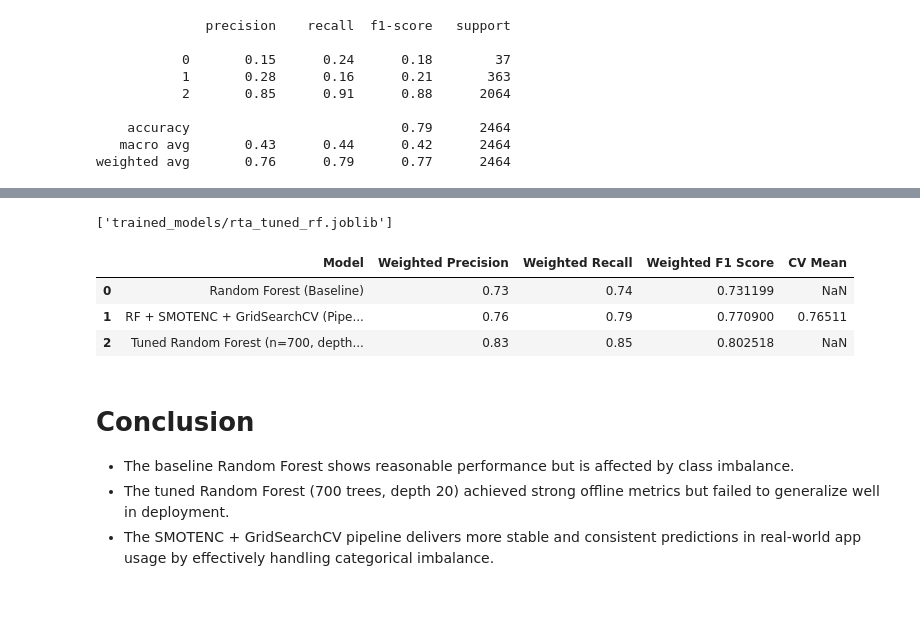
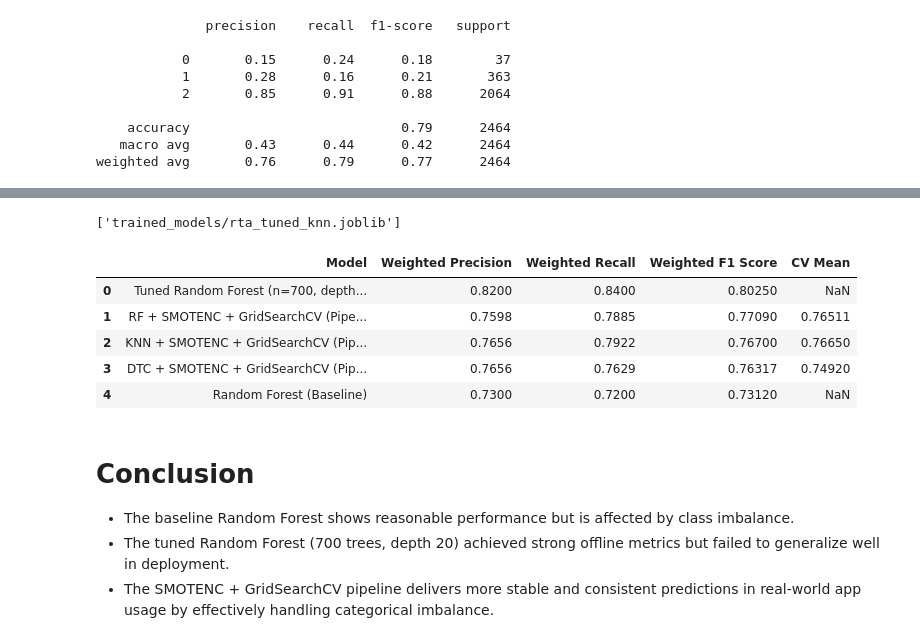
Before and after one commit to UFAQUE123/Accident-Severity-Prediction, a Jupyter notebook: accident_severity_prediction.ipynb, the cells around one changed output, grey strips where cells are left out. Cells and saved outputs as stored; diff of their text form; code cells hidden in the pictures; blank space fills up the shorter version.

```diff
--- a/accident_severity_prediction.ipynb
+++ b/accident_severity_prediction.ipynb
@@ -761,45 +913,68 @@ weighted avg       0.76      0.79      0.77      2464
 # %%
-# AFTER grid search
-best_model = grid.best_estimator_.named_steps['model']
-joblib.dump(best_model, "trained_models/rta_tuned_rf.joblib")
+# Saving Tuned models
+best_model_rf = grid_rf.best_estimator_.named_steps['model_rf']
+best_model_dt = grid_dt.best_estimator_.named_steps['model_dtc']
+best_model_knn = grid_knn.best_estimator_.named_steps['model_knn']
+
+joblib.dump(best_model_rf, "trained_models/rta_tuned_rf.joblib", compress=3)
+
+joblib.dump(best_model_dt, "trained_models/rta_tuned_dt.joblib", compress=3)
+
+joblib.dump(best_model_knn, "trained_models/rta_tuned_knn.joblib", compress=3)
 # %% [output]
-['trained_models/rta_tuned_rf.joblib']
+['trained_models/rta_tuned_knn.joblib']
 # %%
 # Create results dictionary with precision & recall
 results = [
     {
         "Model": "Random Forest (Baseline)",
         "Weighted Precision": 0.73,
-        "Weighted Recall": 0.74,
-        "Weighted F1 Score": 0.7311989591713425
+        "Weighted Recall": 0.72,
+        "Weighted F1 Score": 0.7312
     },
     {
         "Model": "RF + SMOTENC + GridSearchCV (Pipeline)",
-        "Weighted Precision": 0.76,
-        "Weighted Recall": 0.79,
-        "Weighted F1 Score": 0.7709001010614953,
+        "Weighted Precision": 0.7598,
+        "Weighted Recall": 0.7885,
+        "Weighted F1 Score": 0.7709,
         "CV Mean": 0.7651103341551073
     },
     {
+        "Model": "KNN + SMOTENC + GridSearchCV (Pipeline)",
+        "Weighted Precision": 0.7656,
+        "Weighted Recall": 0.7922,
+        "Weighted F1 Score": 0.767,
+        "CV Mean": 0.7665
+    },
+    {
+        "Model": "DTC + SMOTENC + GridSearchCV (Pipeline)",
+        "Weighted Precision": 0.7656,
+        "Weighted Recall": 0.7629,
+        "Weighted F1 Score": 0.76317,
+        "CV Mean": 0.7492
+    },
+    {
         "Model": "Tuned Random Forest (n=700, depth=20)",
-        "Weighted Precision": 0.83,
-        "Weighted Recall": 0.85,
-        "Weighted F1 Score": 0.8025181469609677
+        "Weighted Precision": 0.82,
+        "Weighted Recall": 0.84,
+        "Weighted F1 Score": 0.8025
     }
 ]
 # Convert to DataFrame
 results_df = pd.DataFrame(results)
 # Sort by F1 score (ascending)
 results_df_sorted = results_df.sort_values(
     by="Weighted F1 Score",
-    ascending=True
+    ascending=False
 ).reset_index(drop=True)
 # Display table
 results_df_sorted
 # %% [output]
 |  | Model | Weighted Precision | Weighted Recall | Weighted F1 Score | CV Mean |
-| 0 | Random Forest (Baseline) | 0.73 | 0.74 | 0.731199 | NaN |
-| 1 | RF + SMOTENC + GridSearchCV (Pipe... | 0.76 | 0.79 | 0.770900 | 0.76511 |
-| 2 | Tuned Random Forest (n=700, depth... | 0.83 | 0.85 | 0.802518 | NaN |
+| 0 | Tuned Random Forest (n=700, depth... | 0.8200 | 0.8400 | 0.80250 | NaN |
+| 1 | RF + SMOTENC + GridSearchCV (Pipe... | 0.7598 | 0.7885 | 0.77090 | 0.76511 |
+| 2 | KNN + SMOTENC + GridSearchCV (Pip... | 0.7656 | 0.7922 | 0.76700 | 0.76650 |
+| 3 | DTC + SMOTENC + GridSearchCV (Pip... | 0.7656 | 0.7629 | 0.76317 | 0.74920 |
+| 4 | Random Forest (Baseline) | 0.7300 | 0.7200 | 0.73120 | NaN |
 # %%
 # Shap
```
Also changed, not shown: parts of 18 cells of this notebook, 1 other file.
